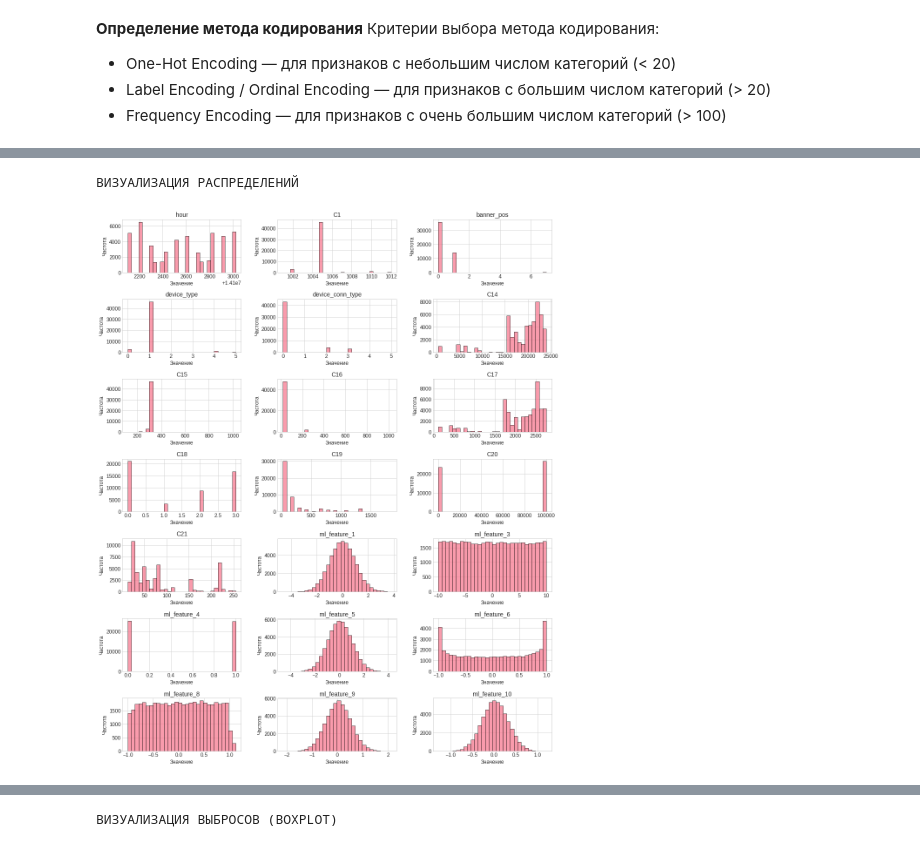
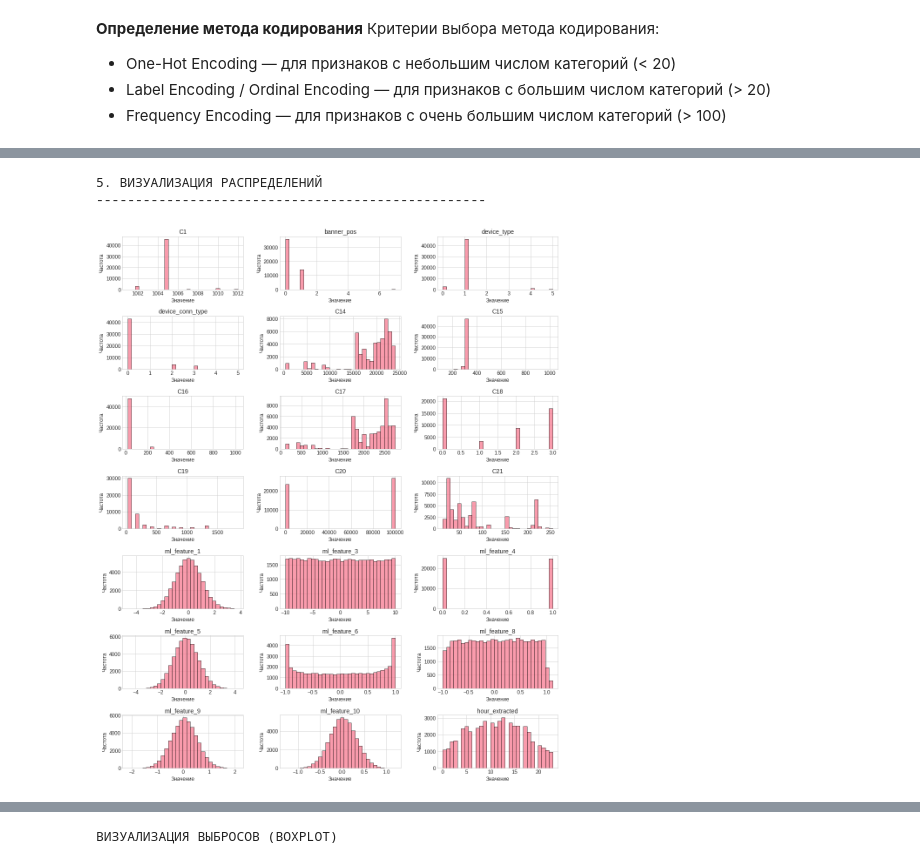
Before and after one commit to MllII/advandex-ctr-prediction, a Jupyter notebook: advandex_ctr_pipeline.ipynb, the cells around one changed output, grey strips where cells are left out. Drawn from its saved outputs; the diff is of its cells as text; code cells hidden in the pictures.

```diff
--- a/advandex_ctr_pipeline.ipynb
+++ b/advandex_ctr_pipeline.ipynb
@@ -738,15 +783,34 @@ print(f"""
 # %%
 # =============================================================================
-# 2.6 Анализ выбросов и распределений
+# 2.6 Анализ выбросов и распределений (исправленная версия)
 # =============================================================================
 
-# ---- Список числовых признаков (исключаем id, click) ----
-print("АНАЛИЗ ВЫБРОСОВ И РАСПРЕДЕЛЕНИЙ")
+print("2.6 АНАЛИЗ ВЫБРОСОВ И РАСПРЕДЕЛЕНИЙ")
 
-# Числовые признаки без id и click
-numeric_cols_for_analysis = [col for col in numeric_cols if col not in ['id', 'click']]
+# ---- Создание hour_extracted ----
+print("\n1. СОЗДАНИЕ ПРИЗНАКА hour_extracted")
+print("-" * 50)
 
-print(f"\nАнализируемые числовые признаки: {len(numeric_cols_for_analysis)}")
+def extract_hour(hour_value):
+    """Извлекает час из формата YYMMDDHH (последние 2 цифры)"""
+    return hour_value % 100
+
+df_model['hour_extracted'] = df_model['hour'].apply(extract_hour)
+
+print("✅ Признак hour_extracted создан на основе hour")
+print(f"Уникальные часы: {sorted(df_model['hour_extracted'].unique())}")
+
+# ---- Список числовых признаков (без id, click и hour) ----
+print("\n2. АНАЛИЗИРУЕМЫЕ ПРИЗНАКИ")
+print("-" * 50)
+
+# Исключаем hour (не подходит для анализа), добавляем hour_extracted
+numeric_cols_for_analysis = [col for col in numeric_cols
+                             if col not in ['id', 'click', 'hour']]
+# Добавляем hour_extracted в список для анализа
+numeric_cols_for_analysis.append('hour_extracted')
+
+print(f"Анализируемые числовые признаки: {len(numeric_cols_for_analysis)}")
 for col in numeric_cols_for_analysis:
     print(f"  • {col}")
 # %% [output]
@@ -786,6 +852,7 @@ display(df_model[numeric_cols_for_analysis].describe())
 # %%
 # ---- Анализ выбросов через IQR ----
-print("\nАНАЛИЗ ВЫБРОСОВ (МЕТОД IQR)")
+print("\n4. АНАЛИЗ ВЫБРОСОВ (МЕТОД IQR)")
+print("-" * 50)
 
 outliers_info = []
 
@@ -805,8 +872,6 @@ for col in numeric_cols_for_analysis:
         'Q1': Q1,
         'Q3': Q3,
         'IQR': IQR,
-        'Нижняя граница': lower_bound,
-        'Верхняя граница': upper_bound,
         'Кол-во выбросов': outliers_count,
         'Доля выбросов (%)': outliers_percent
     })
@@ -840,28 +906,26 @@ display(outliers_df)
 # %%
 # ---- Визуализация распределений ----
-print("\nВИЗУАЛИЗАЦИЯ РАСПРЕДЕЛЕНИЙ")
-
-# Выбираем несколько признаков для визуализации
-cols_for_plot = ['hour', 'C1', 'banner_pos', 'C14', 'C15', 'C16', 'C17', 'C18', 'C19', 'C20', 'C21']
-cols_for_plot += ['ml_feature_1', 'ml_feature_3', 'ml_feature_4', 'ml_feature_5', 'ml_feature_6', 'ml_feature_8', 'ml_feature_9', 'ml_feature_10']
+print("\n5. ВИЗУАЛИЗАЦИЯ РАСПРЕДЕЛЕНИЙ")
+print("-" * 50)
 
 # Строим гистограммы для всех числовых признаков
 fig, axes = plt.subplots(nrows=7, ncols=3, figsize=(15, 18))
 axes = axes.flatten()
 
 for idx, col in enumerate(numeric_cols_for_analysis):
     if idx < len(axes):
         df_model[col].hist(bins=30, ax=axes[idx], edgecolor='black', alpha=0.7)
         axes[idx].set_title(f'{col}')
         axes[idx].set_xlabel('Значение')
         axes[idx].set_ylabel('Частота')
 
 # Скрываем пустые подграфики
 for idx in range(len(numeric_cols_for_analysis), len(axes)):
     axes[idx].axis('off')
 
 plt.tight_layout()
 plt.show()
 # %% [output]
-ВИЗУАЛИЗАЦИЯ РАСПРЕДЕЛЕНИЙ
+5. ВИЗУАЛИЗАЦИЯ РАСПРЕДЕЛЕНИЙ
+--------------------------------------------------
-[figure, old version]
+[figure, new version]
```
Also changed, not shown: parts of 147 cells of this notebook.
